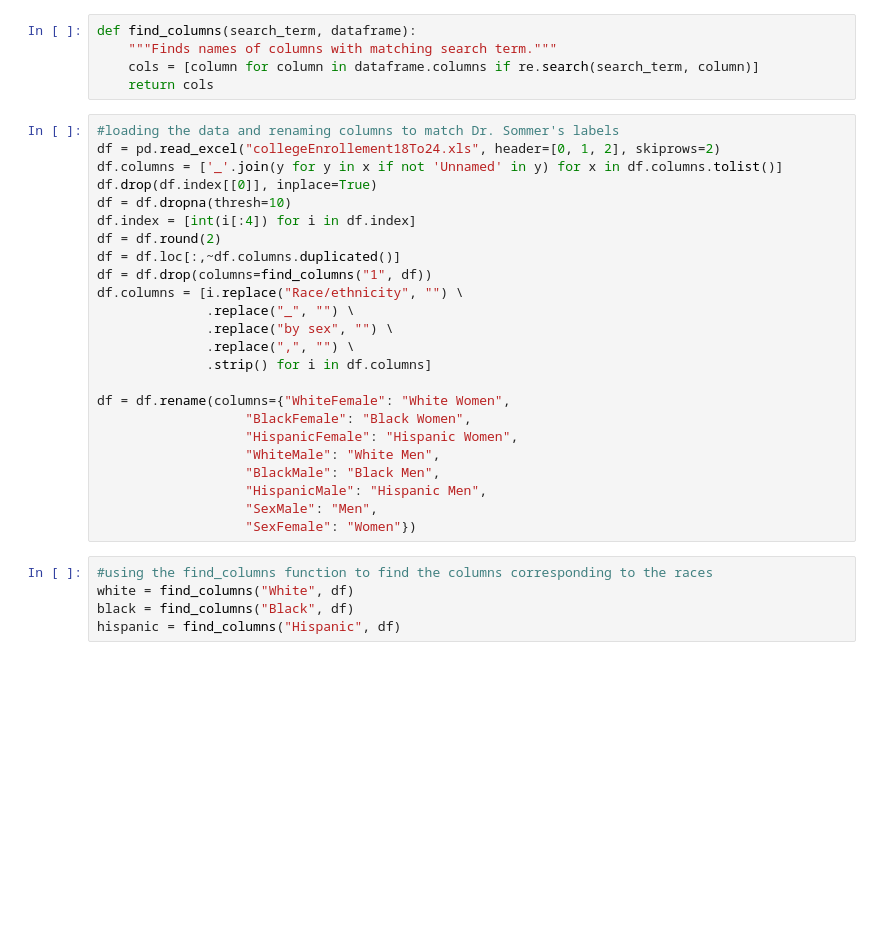
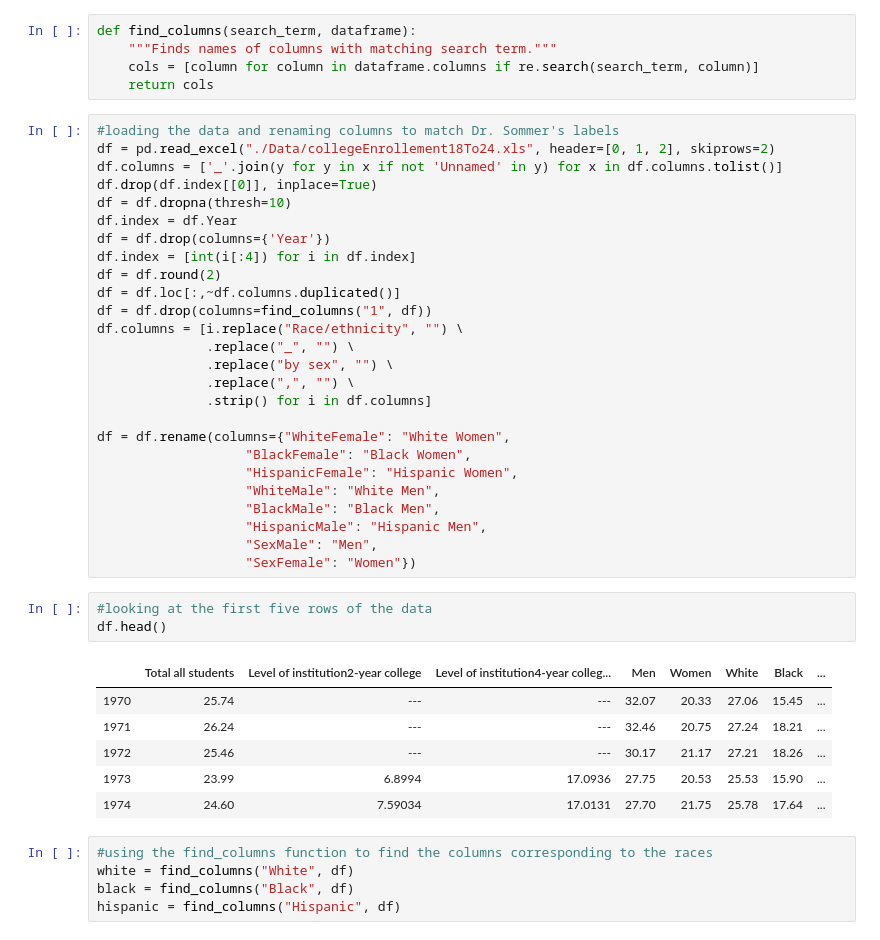
Before and after one commit to henokyemam/Fighting-MisInformation, a Jupyter notebook: DataAnalysis.ipynb, the cells around one changed output. Cells and saved outputs as stored; diff of their text form; blank space fills up the shorter version.

```diff
--- a/DataAnalysis.ipynb
+++ b/DataAnalysis.ipynb
@@ -15,10 +15,12 @@ def find_columns(search_term, dataframe):
     return cols
 # %%
 #loading the data and renaming columns to match Dr. Sommer's labels
-df = pd.read_excel("collegeEnrollement18To24.xls", header=[0, 1, 2], skiprows=2)
+df = pd.read_excel("./Data/collegeEnrollement18To24.xls", header=[0, 1, 2], skiprows=2)
 df.columns = ['_'.join(y for y in x if not 'Unnamed' in y) for x in df.columns.tolist()]
 df.drop(df.index[[0]], inplace=True)
 df = df.dropna(thresh=10)
+df.index = df.Year
+df = df.drop(columns={'Year'})
 df.index = [int(i[:4]) for i in df.index]
 df = df.round(2)
 df = df.loc[:,~df.columns.duplicated()]
@@ -37,6 +39,16 @@ df = df.rename(columns={"WhiteFemale": "White Women",
                    "HispanicMale": "Hispanic Men",
                    "SexMale": "Men",
                    "SexFemale": "Women"})
+# %%
+#looking at the first five rows of the data
+df.head()
+# %% [output]
+|  | Total all students | Level of institution2-year college | Level of institution4-year colleg... | Men | Women | White | Black | ... |
+| 1970 | 25.74 | --- | --- | 32.07 | 20.33 | 27.06 | 15.45 | ... |
+| 1971 | 26.24 | --- | --- | 32.46 | 20.75 | 27.24 | 18.21 | ... |
+| 1972 | 25.46 | --- | --- | 30.17 | 21.17 | 27.21 | 18.26 | ... |
+| 1973 | 23.99 | 6.8994 | 17.0936 | 27.75 | 20.53 | 25.53 | 15.90 | ... |
+| 1974 | 24.60 | 7.59034 | 17.0131 | 27.70 | 21.75 | 25.78 | 17.64 | ... |
 # %%
 #using the find_columns function to find the columns corresponding to the races
 white = find_columns("White", df)
```
Also changed, not shown: parts of 5 cells of this notebook.
